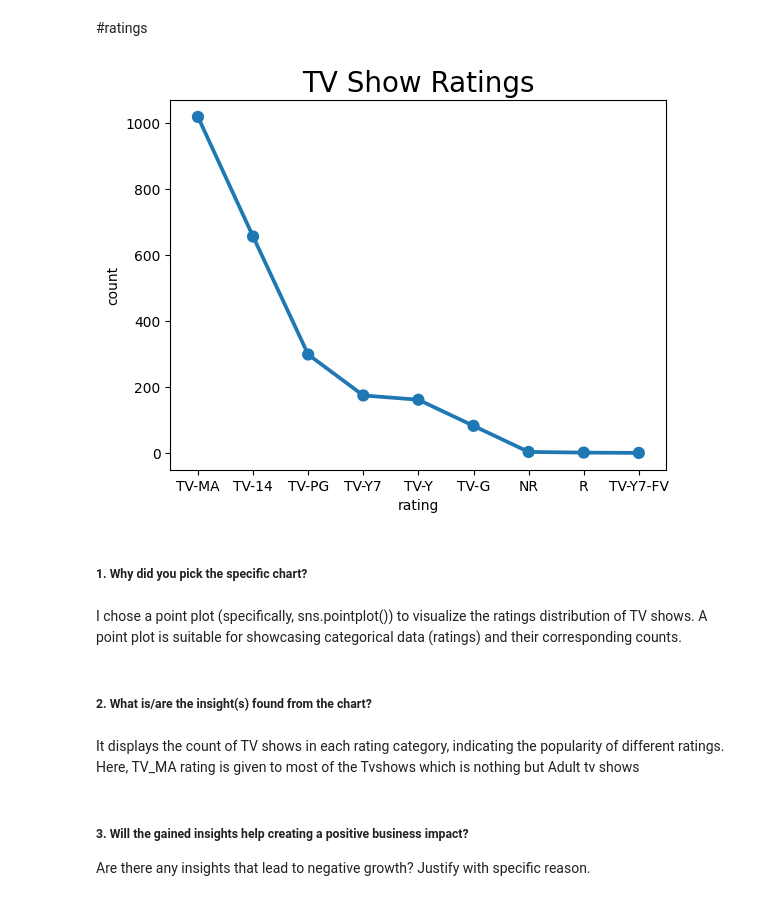
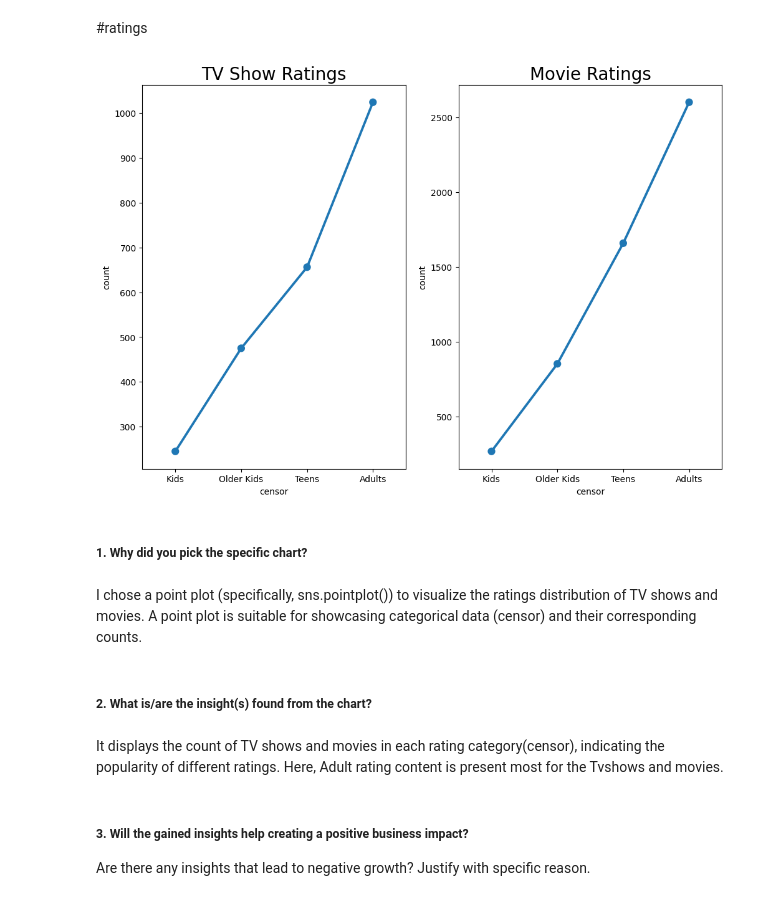
Before and after one commit to subhashsomarouthu/Netflix-Movies-and-TV-Shows-Clustering, a Jupyter notebook: Netflix_Movies_and_TV_Shows_Clustering.ipynb, the cells around one changed output. Saved outputs shown, nothing was run; the diff lists cells and outputs as text; code cells hidden in the pictures.

```diff
--- a/Netflix_Movies_and_TV_Shows_Clustering.ipynb
+++ b/Netflix_Movies_and_TV_Shows_Clustering.ipynb
@@ -647,22 +531,28 @@ Are there any insights that lead to negative growth? Justify with specific reaso
 tv_shows=df_copy[df_copy['type']=='TV Show']
 movies=df_copy[df_copy['type']=='Movie']
 # %%
-tv_ratings = tv_shows.groupby(['rating'])['show_id'].count().reset_index(name='count').sort_values(by='count',ascending=False)
-fig_dims = (1610)
+tv_ratings = tv_shows.groupby(['censor'])['show_id'].count().reset_index(name='count').sort_values(by='count',ascending=False)
+tv_movies_r=movies.groupby(['censor'])['show_id'].count().reset_index(name='count').sort_values(by='count',ascending=False)
 
-sns.pointplot(x='rating',y='count',data=tv_ratings)
-plt.title('TV Show Ratings',size='20')
+fig, axes = plt.subplots(1, 2, figsize=(12, 8))
+
+sns.pointplot(x='censor', y='count', data=tv_ratings, ax=axes[0])
+sns.pointplot(x='censor', y='count', data=tv_movies_r, ax=axes[1])
+
+axes[0].set_title('TV Show Ratings', size=20)
+axes[1].set_title('Movie Ratings', size=20)
+
 plt.show()
 # %% [output]
-[figure, old version]
+[figure, new version]
 # %% [markdown]
 ##### 1. Why did you pick the specific chart?
 # %% [markdown]
-I chose a point plot (specifically, sns.pointplot()) to visualize the ratings distribution of TV shows. A point plot is suitable for showcasing categorical data (ratings) and their corresponding counts.
+I chose a point plot (specifically, sns.pointplot()) to visualize the ratings distribution of TV shows and movies. A point plot is suitable for showcasing categorical data (censor) and their corresponding counts.
 # %% [markdown]
 ##### 2. What is/are the insight(s) found from the chart?
 # %% [markdown]
- It displays the count of TV shows in each rating category, indicating the popularity of different ratings. Here, TV_MA rating is given to most of the Tvshows which is nothing but Adult tv shows
+ It displays the count of TV shows and movies in each rating category(censor), indicating the popularity of different ratings. Here, Adult rating content is present most for the Tvshows and movies.
 # %% [markdown]
 ##### 3. Will the gained insights help creating a positive business impact?
 Are there any insights that lead to negative growth? Justify with specific reason.
```
Also changed, not shown: parts of 64 cells of this notebook.
